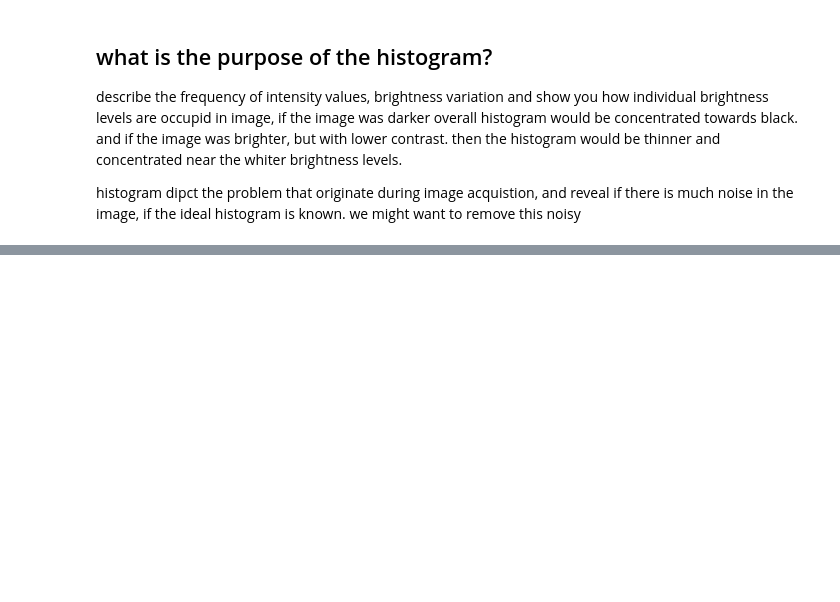
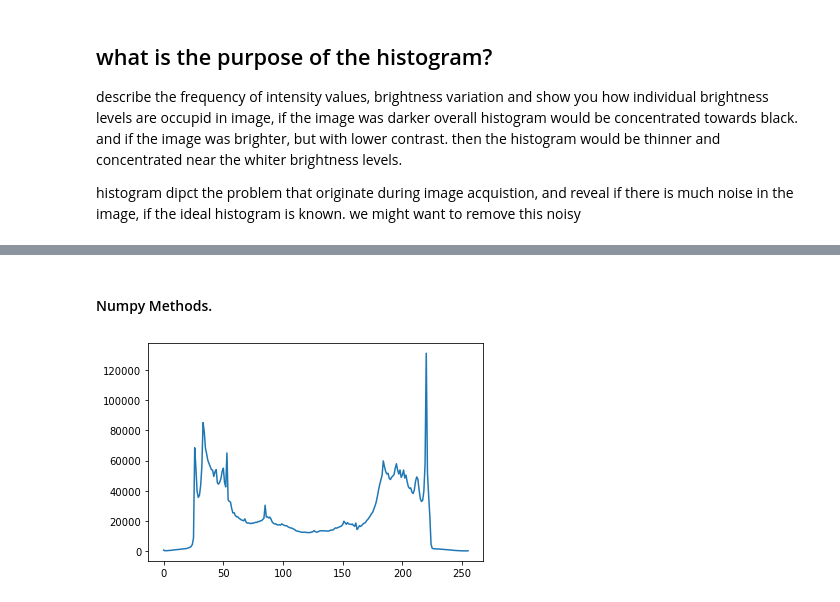
Before and after one commit to Mohamed-3ql/Image-processing-and-Feature-Engineering-For-Computer-Vision-Using-Python, a Jupyter notebook: image_processing/labs/l1_histogram.ipynb, the cells around one changed output, grey strips where cells are left out. Drawn from its saved outputs; the diff is of its cells as text; code cells hidden in the pictures; blank space fills up the shorter version.

```diff
--- a/image_processing/labs/l1_histogram.ipynb
+++ b/image_processing/labs/l1_histogram.ipynb
@@ -28,0 +106,9 @@
+# %% [markdown]
+#### Numpy Methods.
+# %%
+# numpy method-1
+un_val,occ_counts = np.unique(gray_img,return_counts = True)
+plt.plot(un_val,occ_counts)
+plt.show()
+# %% [output]
+[figure, added]
```
Also changed, not shown: parts of 34 cells of this notebook, 53 other files.
